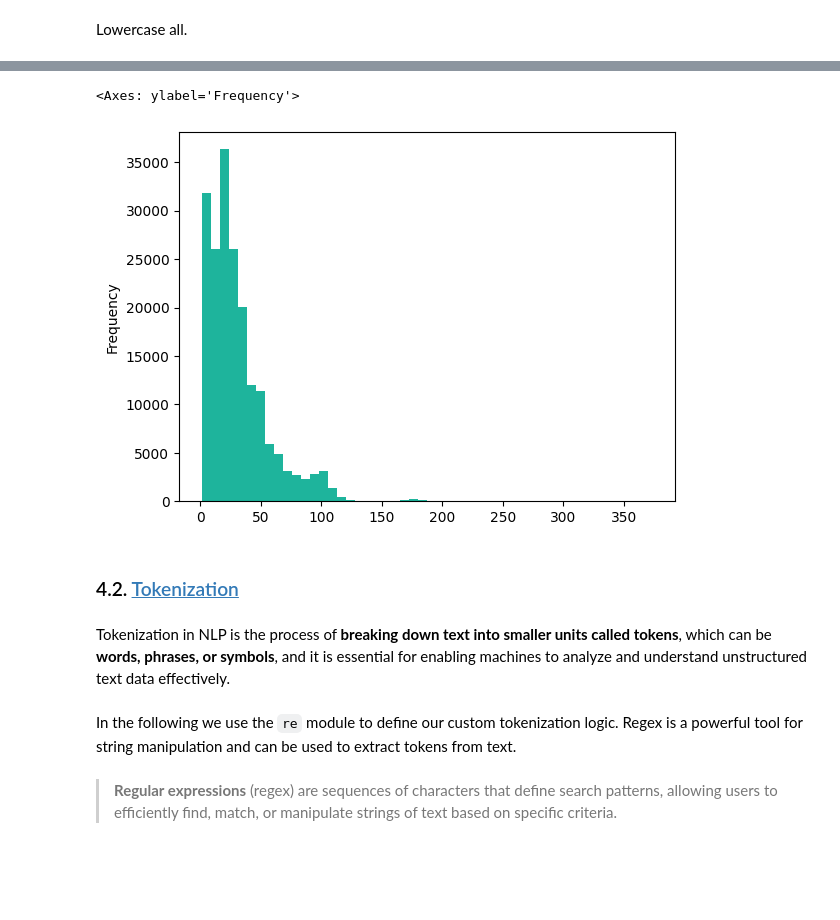
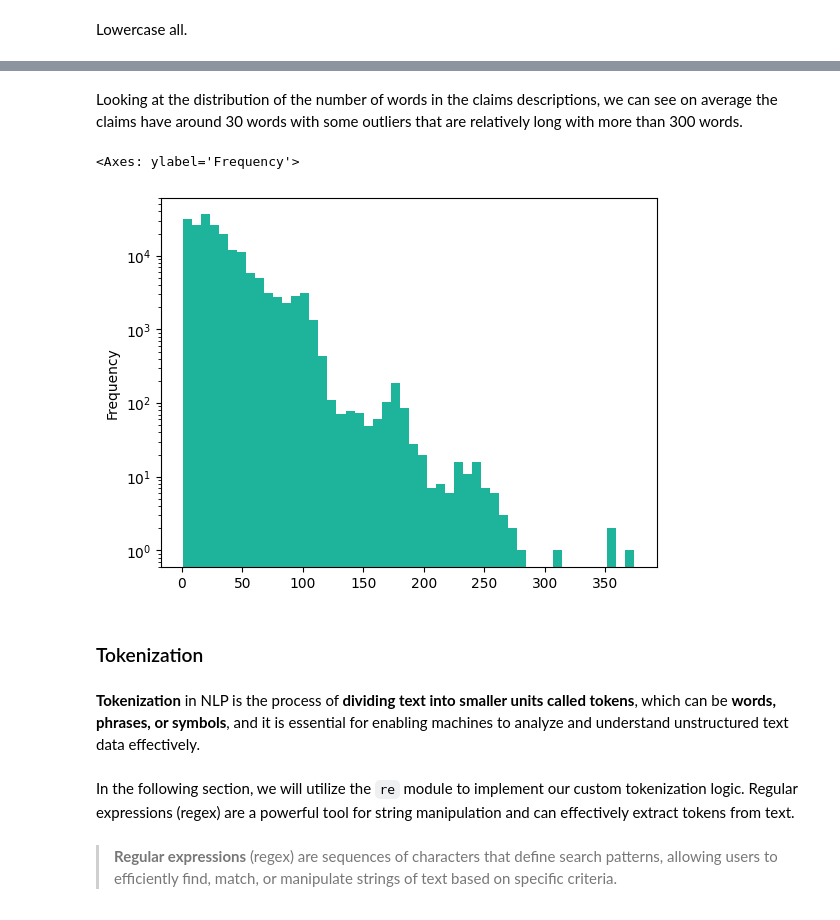
Before and after one commit to julienOlivier3/risk-analytics, a Jupyter notebook: 2_nlp/nlp.ipynb, the cells around one changed output, grey strips where cells are left out. Saved outputs shown, nothing was run; the diff lists cells and outputs as text; code cells hidden in the pictures; blank space fills up the shorter version.

```diff
--- a/2_nlp/nlp.ipynb
+++ b/2_nlp/nlp.ipynb
@@ -131,14 +150,16 @@ df_claims.sample(3).style
+# %% [markdown]
+Looking at the distribution of the number of words in the claims descriptions, we can see on average the claims have around 30 words with some outliers that are relatively long with more than 300 words.
 # %%
-df_claims.claim_description.apply(lambda x: len(x.split(' '))).plot.hist(bins=50, color='#1eb49c')
+df_claims.claim_description.apply(lambda x: len(x.split(' '))).plot.hist(bins=50, color='#1eb49c', log=True)
 # %% [output]
 <Axes: ylabel='Frequency'>
-[figure, old version]
+[figure, new version]
 # %% [markdown]
-### 4.2. <a id='toc4_2_'></a>[Tokenization](#toc0_)
+### <a id='toc4_2_'></a>Tokenization
 # %% [markdown]
-Tokenization in NLP is the process of **breaking down text into smaller units called tokens**, which can be **words, phrases, or symbols**, and it is essential for enabling machines to analyze and understand unstructured text data effectively.
+**Tokenization** in NLP is the process of **dividing text into smaller units called tokens**, which can be **words, phrases, or symbols**, and it is essential for enabling machines to analyze and understand unstructured text data effectively.
 # %% [markdown]
-In the following we use the `re` module to define our custom tokenization logic. Regex is a powerful tool for string manipulation and can be used to extract tokens from text.
+In the following section, we will utilize the `re` module to implement our custom tokenization logic. Regular expressions (regex) are a powerful tool for string manipulation and can effectively extract tokens from text.
 # %% [markdown]
 > **Regular expressions** (regex) are sequences of characters that define search patterns, allowing users to efficiently find, match, or manipulate strings of text based on specific criteria.
 # %%
```
Also changed, not shown: parts of 155 cells of this notebook, 25 other files.
